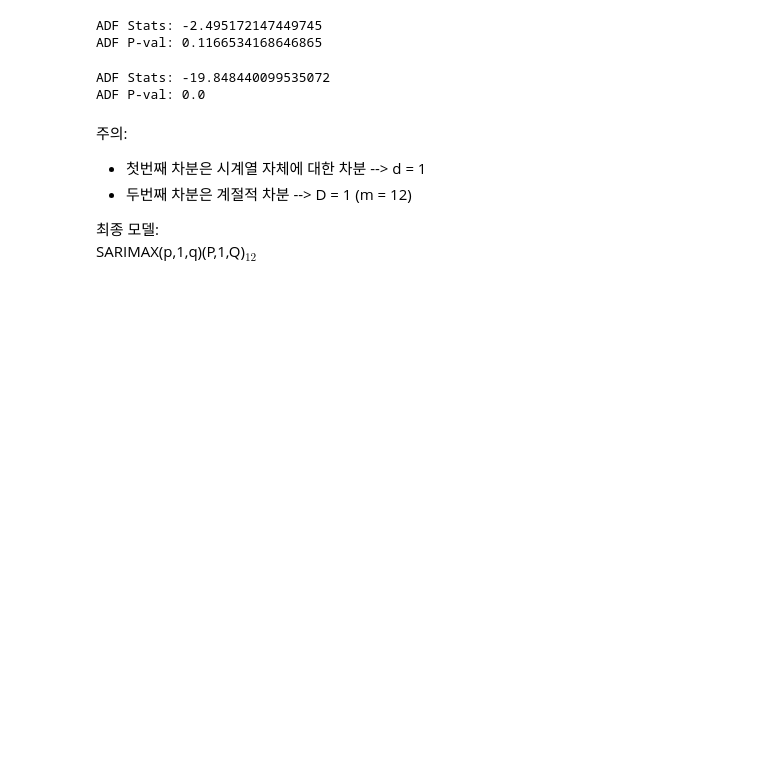
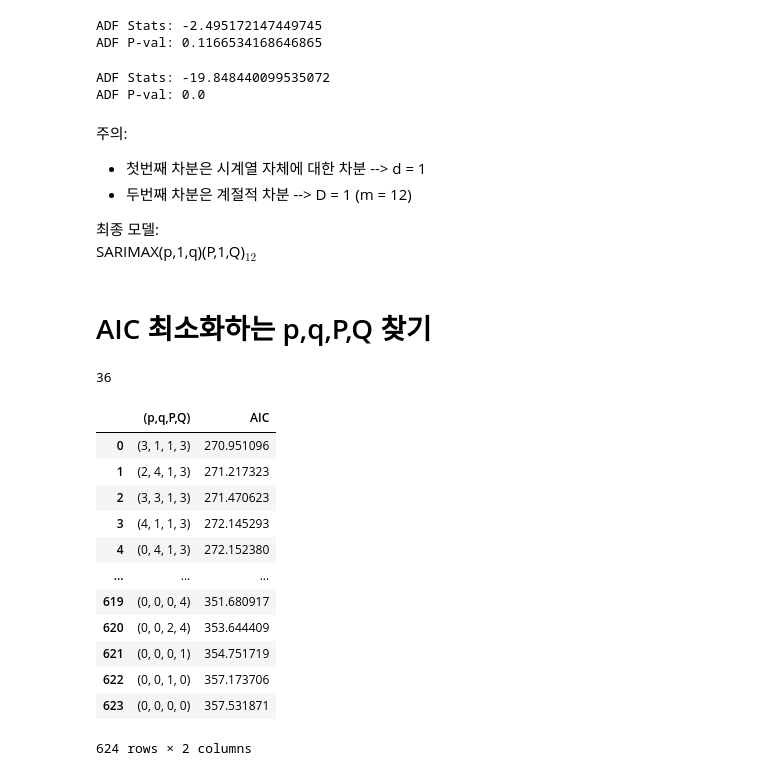
Before and after one commit to mskcho00/TimeSeries-Self-Practice, a Jupyter notebook: 11_Capstone Project.ipynb, the cells around one changed output. Saved outputs shown, nothing was run; the diff lists cells and outputs as text; code cells hidden in the pictures; blank space fills up the shorter version.

```diff
--- a/11_Capstone Project.ipynb
+++ b/11_Capstone Project.ipynb
@@ -149,3 +149,68 @@ ADF P-val: 0.0
 
 최종 모델:
 SARIMAX(p,1,q)(P,1,Q)$_{12}$
+# %% [markdown]
+# AIC 최소화하는 p,q,P,Q 찾기
+# %%
+# train, test division
+
+train = df.y[:168]
+test = df.y[168:]
+
+print(len(test))
+#output: 36 months
+# %% [output]
+36
+# %%
+def optimize_SARIMAX(endog: Union[pd.Series, list], exog: Union[pd.Series, list],
+                     order_list: list, d: int, D: int, s: int) -> pd.DataFrame: #여기서 s는 SARIMAX(p,d,q)(P,D,Q)_m의 m을 지칭
+
+    results = []
+
+    for order in tqdm_notebook(order_list):
+        try:
+            model = SARIMAX(
+                endog, exog, order = (order[0], d, order[1]),
+                seasonal_order=(order[2], D, order[3], s),
+                simple_differencing=False).fit(disp=False)
+        except:
+            continue
+
+        aic = model.aic
+        results.append([order, model.aic])
+
+    result_df = pd.DataFrame(results)
+    result_df.columns = ['(p,q,P,Q)', 'AIC']
+
+    result_df = result_df.sort_values(by = 'AIC', ascending = True).reset_index(drop = True)
+
+    return result_df
+# %%
+ps = range(0, 5, 1)
+qs = range(0, 5, 1)
+Ps = range(0, 5, 1)
+Qs = range(0, 5, 1)
+
+order_list = list(product(ps, qs, Ps, Qs))
+
+d = 1
+D = 1
+s = 12
+# %%
+SARIMA_result_df = optimize_SARIMAX(train, None, order_list, d, D, s)
+#왜 exog 자리에 None? --> 여기서는 외생변수가 없음
+SARIMA_result_df
+# %% [output]
+|  | (p,q,P,Q) | AIC |
+| 0 | (3, 1, 1, 3) | 270.951096 |
+| 1 | (2, 4, 1, 3) | 271.217323 |
+| 2 | (3, 3, 1, 3) | 271.470623 |
+| 3 | (4, 1, 1, 3) | 272.145293 |
+| 4 | (0, 4, 1, 3) | 272.152380 |
+| ... | ... | ... |
+| 619 | (0, 0, 0, 4) | 351.680917 |
+| 620 | (0, 0, 2, 4) | 353.644409 |
+| 621 | (0, 0, 0, 1) | 354.751719 |
+| 622 | (0, 0, 1, 0) | 357.173706 |
+| 623 | (0, 0, 0, 0) | 357.531871 |
+624 rows × 2 columns
```
Also changed, not shown: parts of 13 cells of this notebook.
